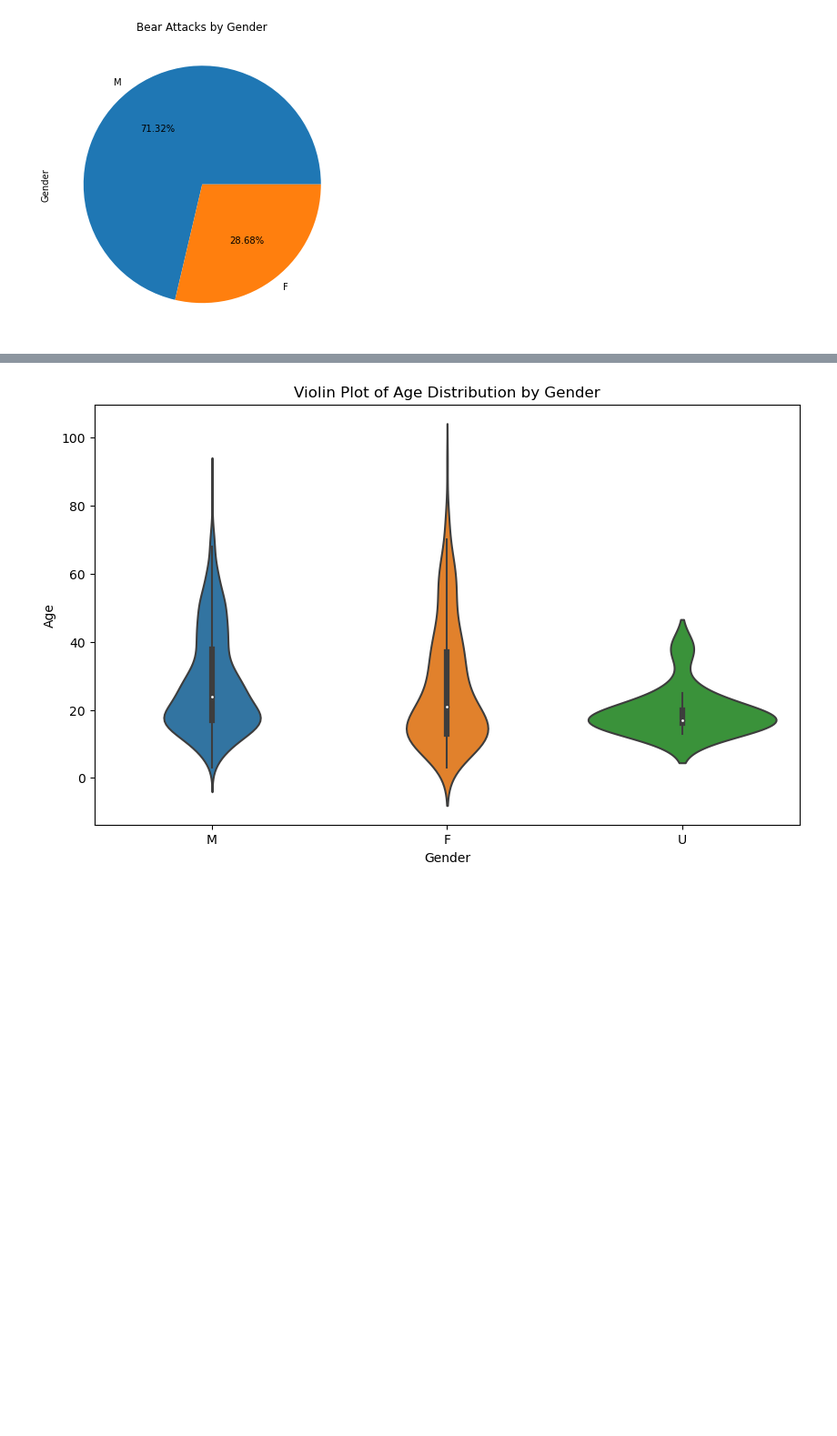
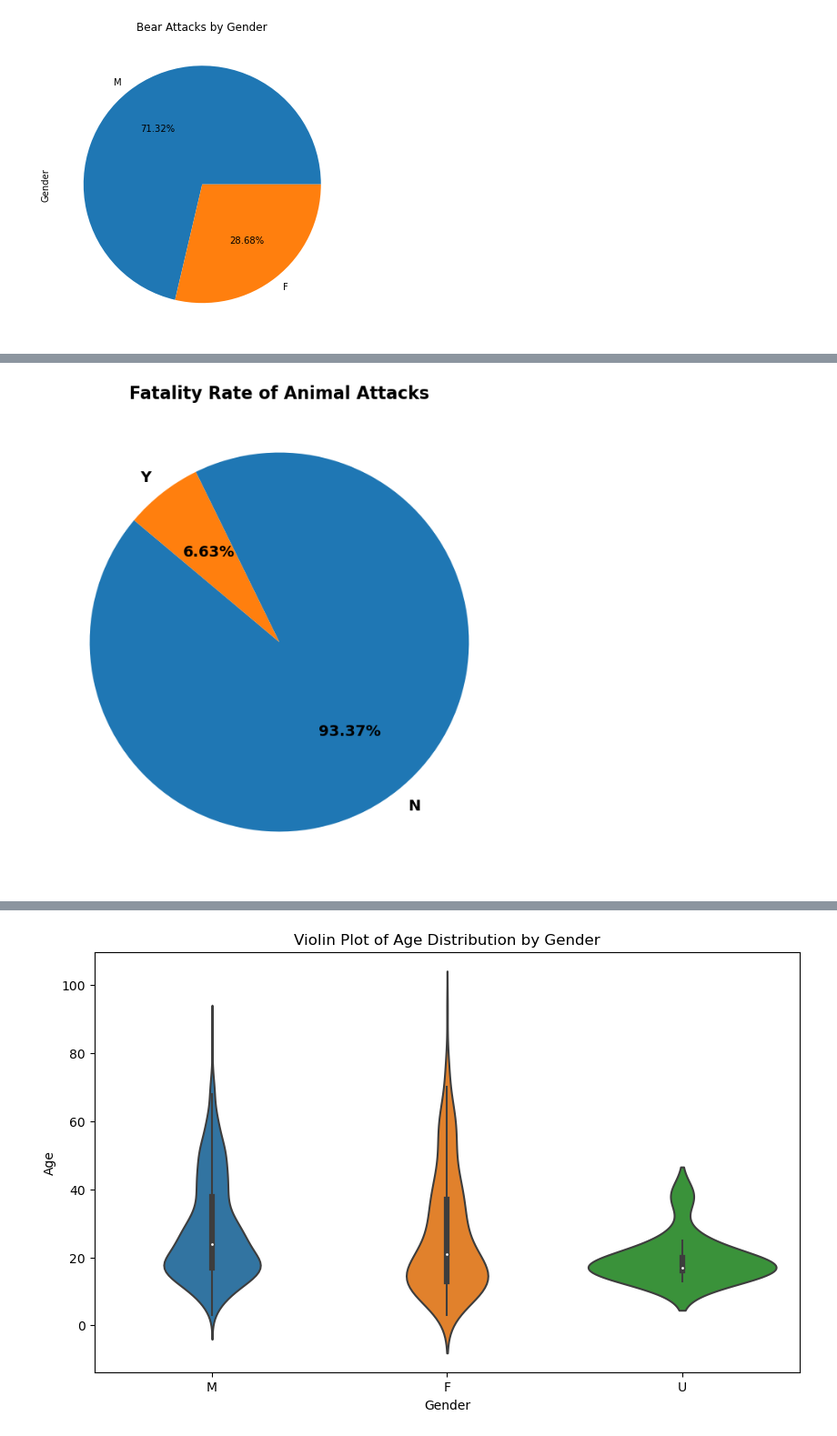
Before and after one commit to AIDecisions/project-3-group-2, a Jupyter notebook: eda/eda_mathias2.ipynb, the cells around one changed output, grey strips where cells are left out. Shown at 91% size. Saved outputs shown, nothing was run; the diff lists cells and outputs as text; code cells hidden in the pictures; blank space fills up the shorter version.

```diff
--- a/eda/eda_mathias2.ipynb
+++ b/eda/eda_mathias2.ipynb
@@ -279 +302,19 @@ plt.show()
+# %%
+# Calculate the fatality rate counts
+fatality_rate = df['fatal_(y/n)'].value_counts()
+
+# Define bold colors for the pie chart
+colors = ['#1f77b4', '#ff7f0e']  # Blue and orange for a simple, bold contrast
+
+# Create the pie chart
+plt.figure(figsize=(8,8))
+fatality_rate.plot(kind='pie', colors=colors, autopct='%.2f%%', startangle=140, textprops={'fontsize': 14, 'weight': 'bold'})
+
+# Add a title with bold formatting and remove the y-label for a cleaner look
+plt.title('Fatality Rate of Animal Attacks', fontsize=16, fontweight='bold')
+plt.ylabel('')  # Remove the y-label
+
+plt.show()
+# %% [output]
+[figure, added]
 # %%
```
Also changed, not shown: parts of 19 cells of this notebook, 1 other file.
